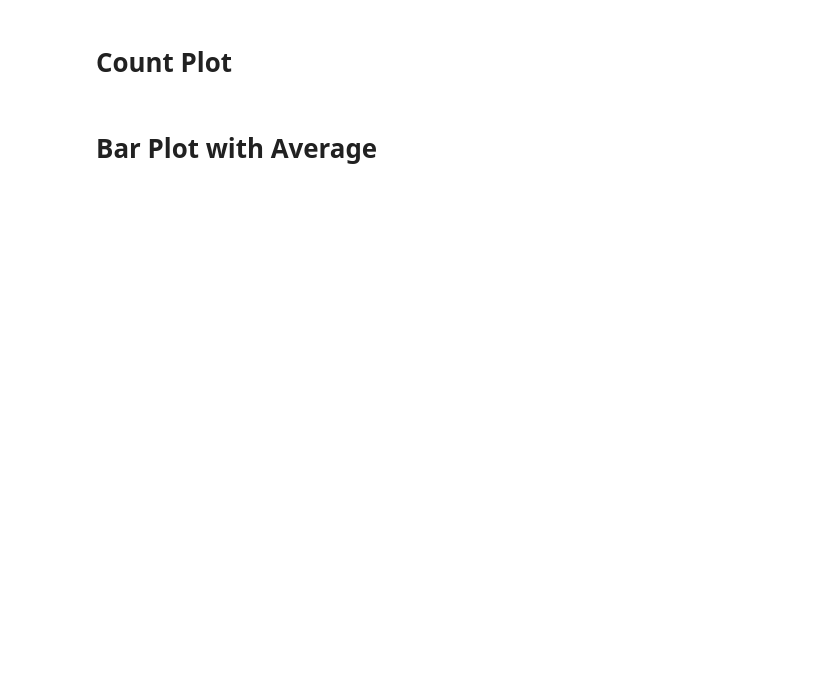
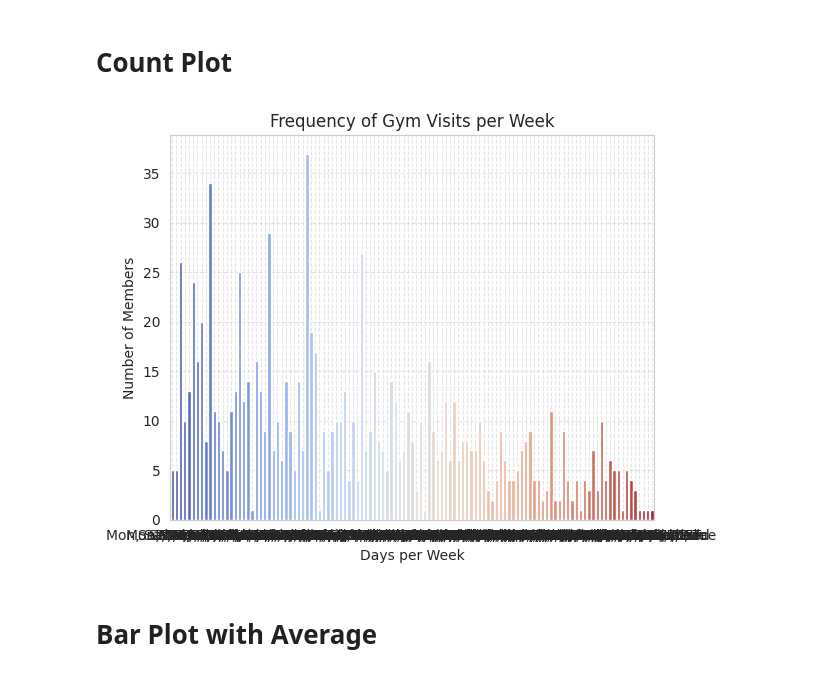
Before and after one commit to alizasultanaesd-png/skill-morph-work, a Jupyter notebook: 4_Aliza_Matplotlib_and_Seaborn_for_Data_Science.ipynb, the cells around one changed output. Drawn from its saved outputs; the diff is of its cells as text; code cells hidden in the pictures; blank space fills up the shorter version.

```diff
--- a/4_Aliza_Matplotlib_and_Seaborn_for_Data_Science.ipynb
+++ b/4_Aliza_Matplotlib_and_Seaborn_for_Data_Science.ipynb
@@ -252,16 +254,18 @@ plt.show()
 # %%
 # 2. Count plot: Days per week
 # Use: sns.countplot(data=gym, x='days_per_week')
 
 
-sns.countplot(data=gym, x='days_per_week', order=order)
+sns.countplot(data=gym, x='days_per_week')
 sns.countplot(data=gym, x='days_per_week', palette='coolwarm')
 plt.title("Frequency of Gym Visits per Week")
 plt.xlabel("Days per Week")
 plt.ylabel("Number of Members")
 plt.grid(True, linestyle='--', alpha=0.5)
 plt.tight_layout()
 plt.show()
+# %% [output]
+[figure, added]
 # %% [markdown]
 # **Bar Plot with Average**
 # %%
```
Also changed, not shown: parts of 7 cells of this notebook.
